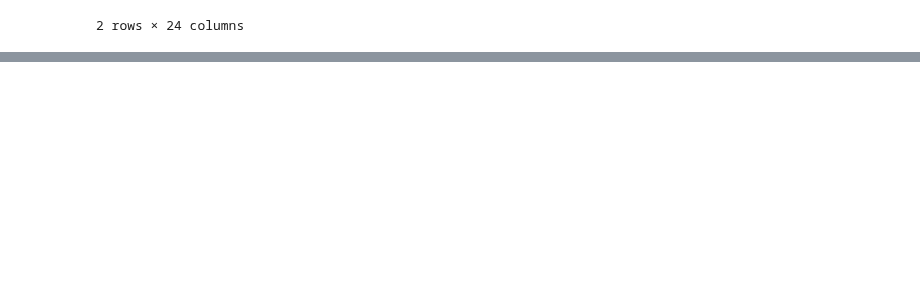
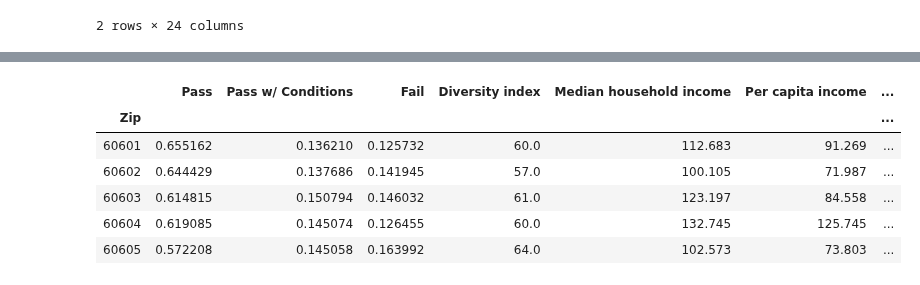
Before and after one commit to VodopaDev/CS401-Chicago-Crime-Analysis, a Jupyter notebook: zip_codes.ipynb, the cells around one changed output, grey strips where cells are left out. Cells and saved outputs as stored; diff of their text form; code cells hidden in the pictures; blank space fills up the shorter version.

```diff
--- a/zip_codes.ipynb
+++ b/zip_codes.ipynb
@@ -85,0 +155,7 @@ df_zip_codes.to_parquet('resources/zip_infos.parquet')
+# %%
+results_by_zip = df_filtered[['Zip', 'Results']]
+results_by_zip['Pass'] = results_by_zip['Results'].apply(lambda x: 1 if x == 'Pass' else 0)
+results_by_zip['Pass w/ Conditions'] = results_by_zip['Results'].apply(lambda x: 1 if x == 'Pass w/ Conditions' else 0)
+results_by_zip['Fail'] = results_by_zip['Results'].apply(lambda x: 1 if x == 'Fail' else 0)
+results_by_zip = results_by_zip.groupby('Zip').mean()
+results_by_zip.head()
@@ -85,0 +185,11 @@ df_zip_codes.to_parquet('resources/zip_infos.parquet')
+# %%
+df_joined_results = results_by_zip.join(df_zip_codes)
+df_joined_results.head()
+# %% [output]
+|  | Pass | Pass w/ Conditions | Fail | Diversity index | Median household income | Per capita income | ... |
+| Zip |  |  |  |  |  |  | ... |
+| 60601 | 0.655162 | 0.136210 | 0.125732 | 60.0 | 112.683 | 91.269 | ... |
+| 60602 | 0.644429 | 0.137686 | 0.141945 | 57.0 | 100.105 | 71.987 | ... |
+| 60603 | 0.614815 | 0.150794 | 0.146032 | 61.0 | 123.197 | 84.558 | ... |
+| 60604 | 0.619085 | 0.145074 | 0.126455 | 60.0 | 132.745 | 125.745 | ... |
+| 60605 | 0.572208 | 0.145058 | 0.163992 | 64.0 | 102.573 | 73.803 | ... |
```
Also changed, not shown: parts of 19 cells of this notebook, 2 other files.
